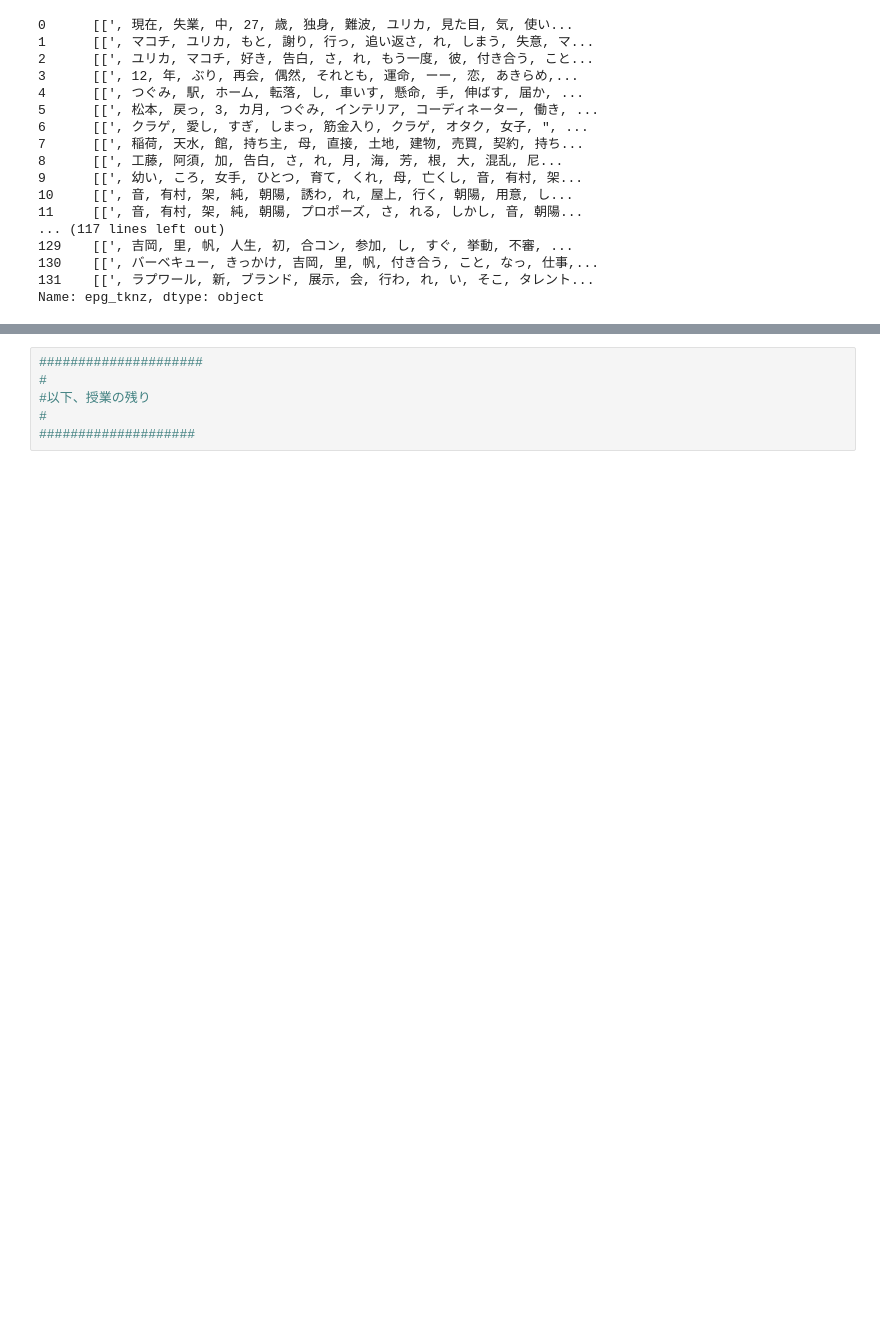
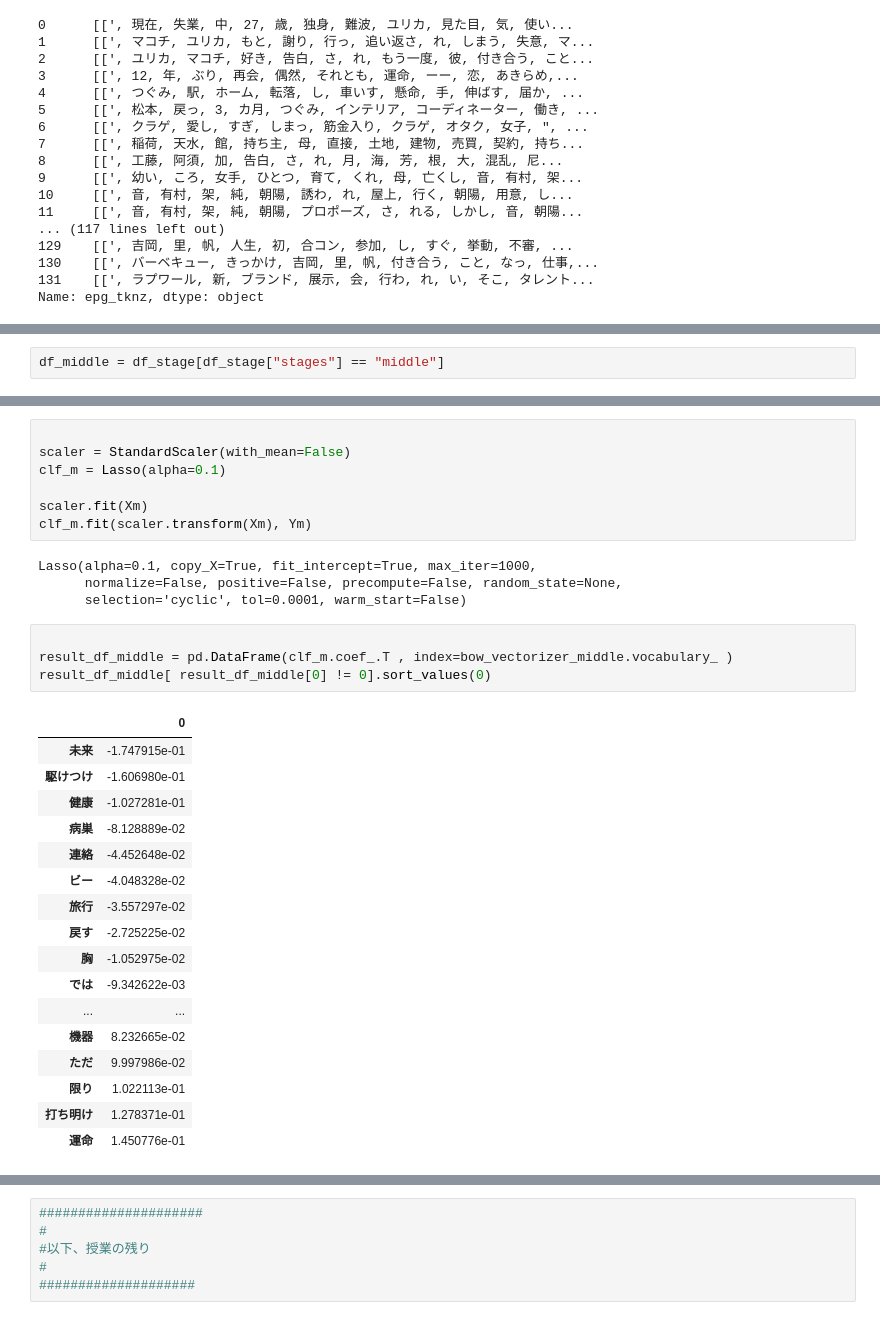
Before and after one commit to c-c-c-c/dm_integration, a Jupyter notebook: myMecab.ipynb, the cells around one changed output, grey strips where cells are left out. Drawn from its saved outputs; the diff is of its cells as text; blank space fills up the shorter version.

```diff
--- a/myMecab.ipynb
+++ b/myMecab.ipynb
@@ -421,0 +408,2 @@ Y = df_stage["win_lose_dummy"]
+# %%
+df_middle = df_stage[df_stage["stages"] == "middle"]
@@ -506,0 +485,33 @@ result_df[ result_df[0] != 0].sort_values(0)
+# %%
+
+scaler = StandardScaler(with_mean=False)
+clf_m = Lasso(alpha=0.1)
+
+scaler.fit(Xm)
+clf_m.fit(scaler.transform(Xm), Ym)
+# %% [output]
+Lasso(alpha=0.1, copy_X=True, fit_intercept=True, max_iter=1000,
+      normalize=False, positive=False, precompute=False, random_state=None,
+      selection='cyclic', tol=0.0001, warm_start=False)
+# %%
+
+result_df_middle = pd.DataFrame(clf_m.coef_.T , index=bow_vectorizer_middle.vocabulary_ )
+result_df_middle[ result_df_middle[0] != 0].sort_values(0)
+# %% [output]
+|  | 0 |
+| 未来 | -1.747915e-01 |
+| 駆けつけ | -1.606980e-01 |
+| 健康 | -1.027281e-01 |
+| 病巣 | -8.128889e-02 |
+| 連絡 | -4.452648e-02 |
+| ビー | -4.048328e-02 |
+| 旅行 | -3.557297e-02 |
+| 戻す | -2.725225e-02 |
+| 胸 | -1.052975e-02 |
+| では | -9.342622e-03 |
+| ... | ... |
+| 機器 | 8.232665e-02 |
+| ただ | 9.997986e-02 |
+| 限り | 1.022113e-01 |
+| 打ち明け | 1.278371e-01 |
+| 運命 | 1.450776e-01 |
```
Also changed, not shown: parts of 26 cells of this notebook.
